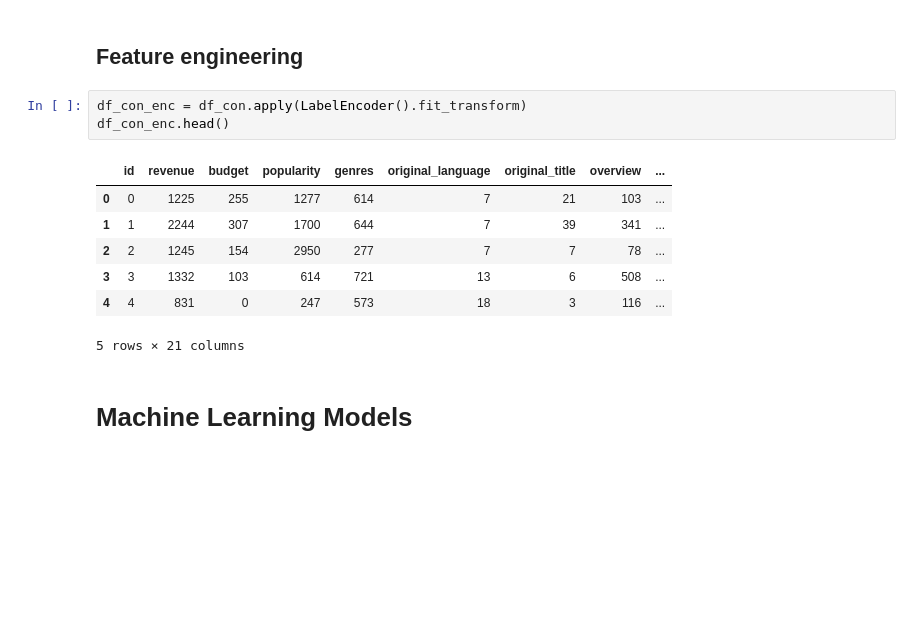
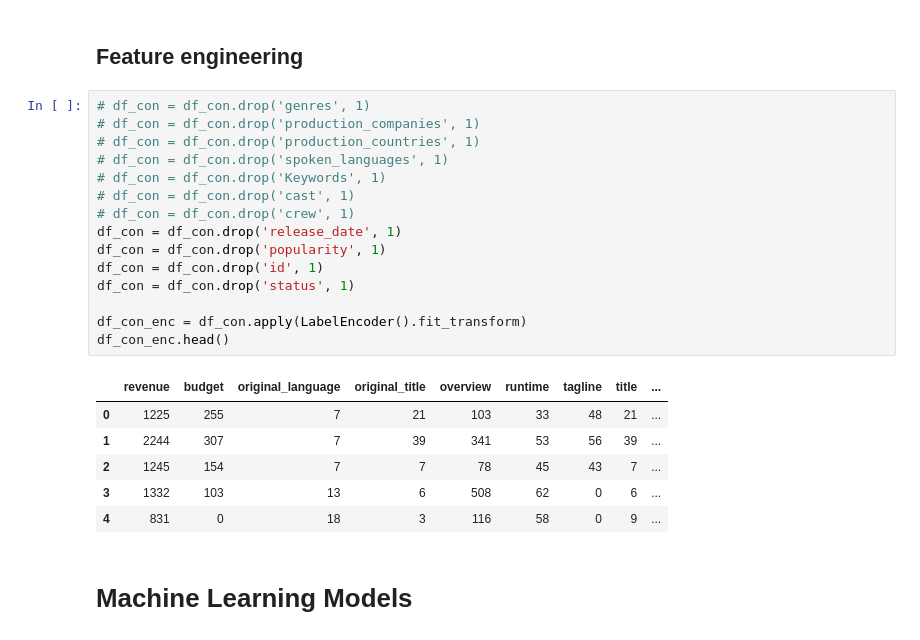
Before and after one commit to mahfuzsust/Data-Science, a Jupyter notebook: Kaggle/TMDB Box Office Prediction/movie.ipynb, the cells around one changed output. Drawn from its saved outputs; the diff is of its cells as text; blank space fills up the shorter version.

```diff
--- a/Kaggle/TMDB Box Office Prediction/movie.ipynb
+++ b/Kaggle/TMDB Box Office Prediction/movie.ipynb
@@ -860,16 +859,27 @@ df_con.head()
 # %% [markdown]
 ## Feature engineering
-# %%
-df_con_enc = df_con.apply(LabelEncoder().fit_transform)
-df_con_enc.head()
-# %% [output]
-|  | id | revenue | budget | popularity | genres | original_language | original_title | overview | ... |
-| 0 | 0 | 1225 | 255 | 1277 | 614 | 7 | 21 | 103 | ... |
-| 1 | 1 | 2244 | 307 | 1700 | 644 | 7 | 39 | 341 | ... |
-| 2 | 2 | 1245 | 154 | 2950 | 277 | 7 | 7 | 78 | ... |
-| 3 | 3 | 1332 | 103 | 614 | 721 | 13 | 6 | 508 | ... |
-| 4 | 4 | 831 | 0 | 247 | 573 | 18 | 3 | 116 | ... |
-5 rows × 21 columns
+# %%
+# df_con = df_con.drop('genres', 1)
+# df_con = df_con.drop('production_companies', 1)
+# df_con = df_con.drop('production_countries', 1)
+# df_con = df_con.drop('spoken_languages', 1)
+# df_con = df_con.drop('Keywords', 1)
+# df_con = df_con.drop('cast', 1)
+# df_con = df_con.drop('crew', 1)
+df_con = df_con.drop('release_date', 1)
+df_con = df_con.drop('popularity', 1)
+df_con = df_con.drop('id', 1)
+df_con = df_con.drop('status', 1)
+
+df_con_enc = df_con.apply(LabelEncoder().fit_transform)
+df_con_enc.head()
+# %% [output]
+|  | revenue | budget | original_language | original_title | overview | runtime | tagline | title | ... |
+| 0 | 1225 | 255 | 7 | 21 | 103 | 33 | 48 | 21 | ... |
+| 1 | 2244 | 307 | 7 | 39 | 341 | 53 | 56 | 39 | ... |
+| 2 | 1245 | 154 | 7 | 7 | 78 | 45 | 43 | 7 | ... |
+| 3 | 1332 | 103 | 13 | 6 | 508 | 62 | 0 | 6 | ... |
+| 4 | 831 | 0 | 18 | 3 | 116 | 58 | 0 | 9 | ... |
 # %% [markdown]
 # Machine Learning Models
 # %%
```
Also changed, not shown: parts of 36 cells of this notebook, 3 other files.
